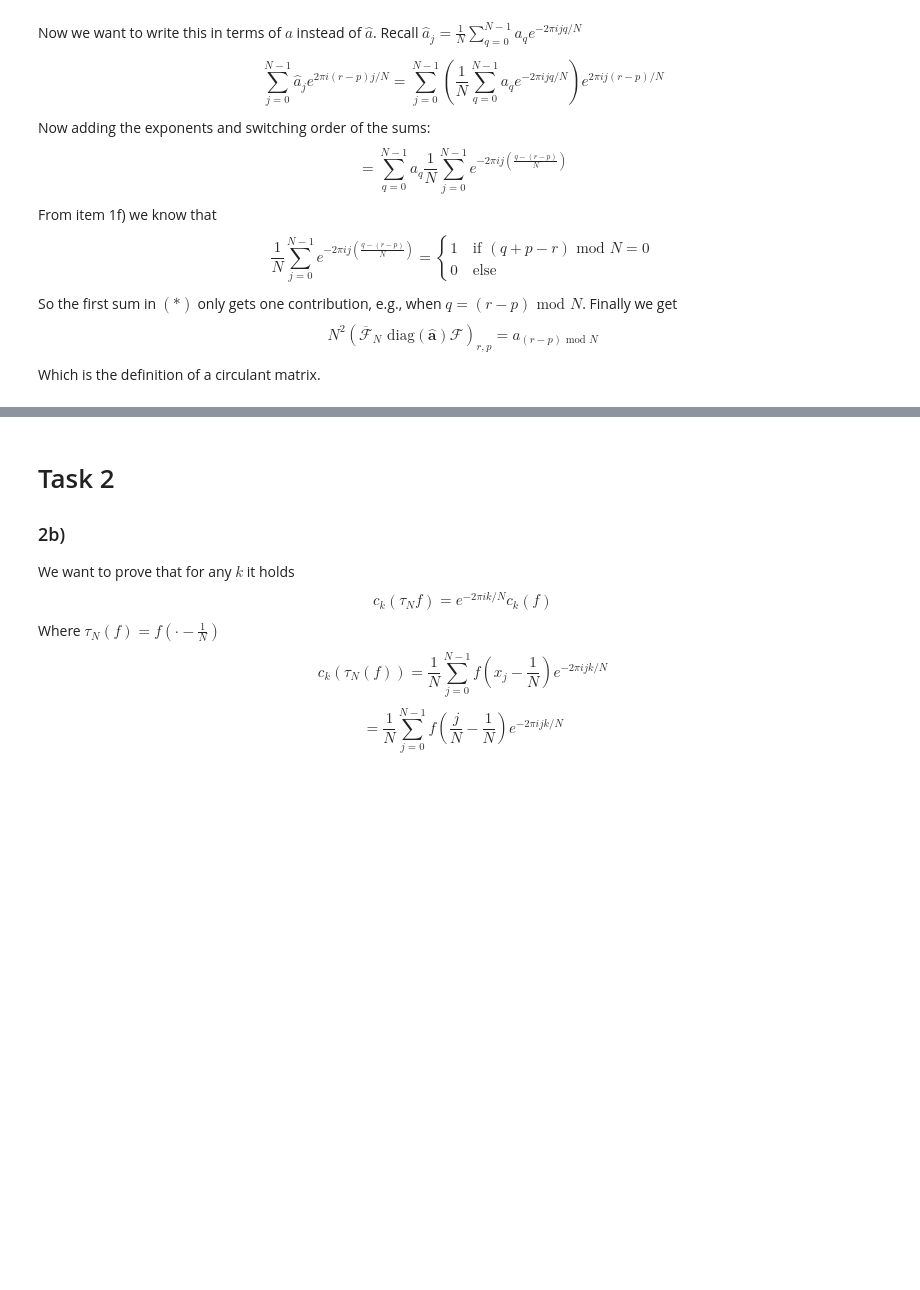
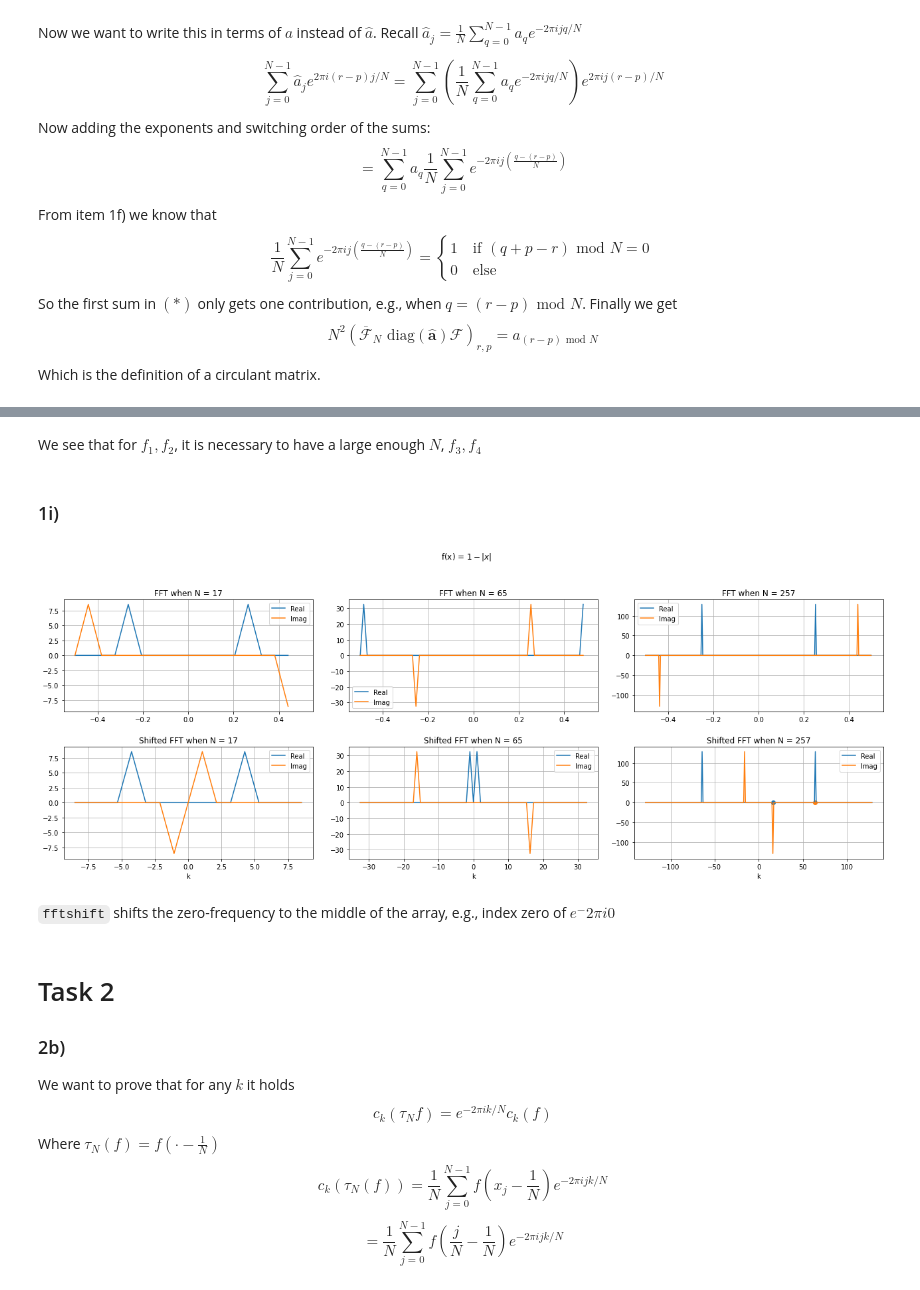
Before and after one commit to sannejamila/TMA4215project2, a Jupyter notebook: project2.ipynb, the cells around one changed output, grey strips where cells are left out. Cells and saved outputs as stored; diff of their text form; code cells hidden in the pictures; blank space fills up the shorter version.

```diff
--- a/project2.ipynb
+++ b/project2.ipynb
@@ -342,3 +410,46 @@ Which is the definition of a circulant matrix.
+# %% [markdown]
+We see that for $f_1,f_2$, it is necessary to have a large enough $N$,
+$f_3,f_4$
+# %% [markdown]
+### 1i)
+# %%
+Ns = [17, 65, 257]
+fig = plt.figure(figsize=(18,10))
+fig.suptitle(r'f(x) = ' + fstrings[i])
+ax1 = fig.add_subplot(331)
+ax2 = fig.add_subplot(332)
+ax3 = fig.add_subplot(333)
+ax4 = fig.add_subplot(334)
+ax5 = fig.add_subplot(335)
+ax6 = fig.add_subplot(336)
+axs = [ax1, ax2, ax3, ax4, ax5, ax6]
+for j in range(len(Ns)):
+    fvals = transform(fs[1], Ns[j], -0.5)
+    dft = fft.fft(fvals, Ns[j])
+    axs[j].set_title('\n' + 'FFT when N = ' + str(Ns[j]))
+    axs[j].plot(np.arange(-0.5, 0.5, 1/Ns[j]), dft.real, label = f'Real')
+    axs[j].plot(np.arange(-0.5, 0.5, 1/Ns[j]), dft.imag, label = f'Imag')
+    axs[j].set_xlim(-0.55, 0.55)
+    axs[j].grid(True)
+    axs[j].legend()
+
+    dft_shifted = fft.fftshift(dft)
+    kgrid = np.linspace(-Ns[j]/2, Ns[j]/2, Ns[j])
+    axs[j+3].set_title('Shifted FFT when N = ' + str(Ns[j]))
+    axs[j+3].plot(kgrid, dft_shifted.real, label = f'Real')
+    axs[j+3].plot(kgrid, dft_shifted.imag, label = f'Imag')
+    axs[j+3].grid(True)
+    axs[j+3].legend()
+
+    axs[j+3].set_xlabel('k')
+axs[5].scatter(16, 0)
+axs[5].scatter(64, 0)
+fig.tight_layout(pad = 2)
+plt.show()
+# %% [output]
+[figure, added]
+# %% [markdown]
+`fftshift` shifts the zero-frequency to the middle of the array, e.g., index zero of $e^-{2\pi i0}$
 # %% [markdown]
 # Task 2
 
```
Also changed, not shown: parts of 7 cells of this notebook, 1 other file.
